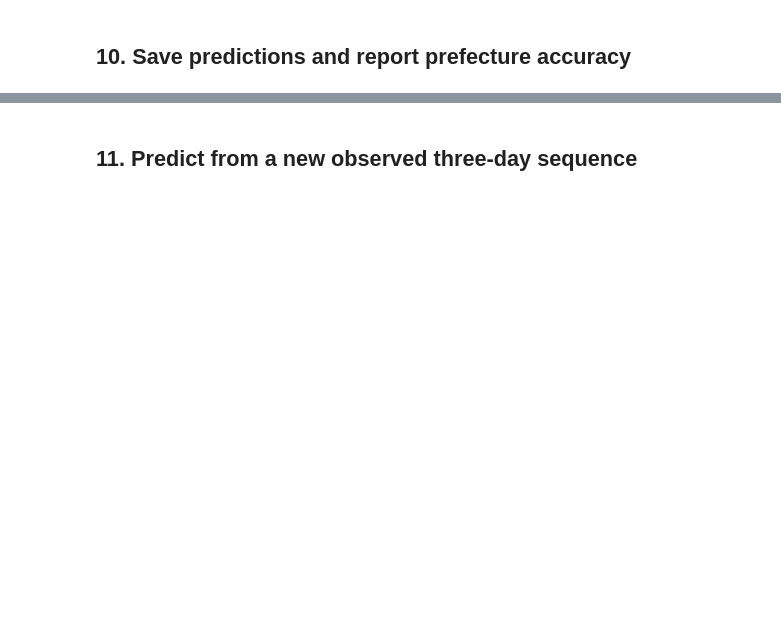
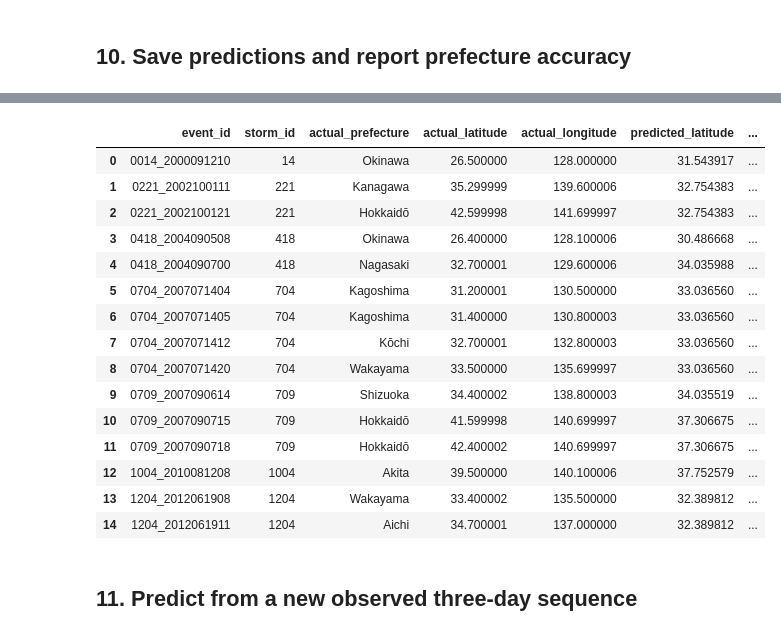
Before and after one commit to DataVisualisationc/Group1_COS30049_Computing-Technology-Innovation, a Jupyter notebook: Typhoon/training/typhoon_nearest_prefecture_models.ipynb, the cells around one changed output, grey strips where cells are left out. Cells and saved outputs as stored; diff of their text form; code cells hidden in the pictures; blank space fills up the shorter version.

```diff
--- a/Typhoon/training/typhoon_nearest_prefecture_models.ipynb
+++ b/Typhoon/training/typhoon_nearest_prefecture_models.ipynb
@@ -8,9 +8,11 @@ Edit the **STANDARD EXPERIMENT CONTROL** cell, then run the notebook top to bott
 **Reporting:** Record experiment ID, removed features, test ratio, parameters, metric, and interpretation. Each run writes a configuration JSON and available result CSV.
 # %%
 # STANDARD EXPERIMENT CONTROL — edit only this cell for normal experiments
-EXPERIMENT_ID = "baseline_v1"  # e.g. remove_month_v1, split_30pct_v1
-REMOVE_FEATURES = []           # e.g. ["month"] — use actual predictor column names
-TEST_SIZE = 0.20               # 0.20=80/20, 0.30=70/30, 0.10=90/10
+EXPERIMENT_ID = "remove_temp-humidity_90split"  # e.g. remove_month_v1, split_30pct_v1
+REMOVE_FEATURES = ["temperature_2m_mean", "temperature_2m_max", "temperature_2m_min",
+    "relative_humidity_2m_mean", "relative_humidity_2m_max", "relative_humidity_2m_min",
+    ]           # e.g. ["month"] — use actual predictor column names
+TEST_SIZE = 0.10               # 0.20=80/20, 0.30=70/30, 0.10=90/10
 RANDOM_STATE = 42              # fixed seed makes group splits reproducible
 
 #Example of Model param overrides.
@@ -214,17 +266,34 @@ else:
 ## 10. Save predictions and report prefecture accuracy
 # %%
 results = meta.iloc[test_idx].reset_index(drop=True).copy()
-results["actual_latitude"] = actual[:,0]
-results["actual_longitude"] = actual[:,1]
-results["predicted_latitude"] = pred[:,0]
-results["predicted_longitude"] = pred[:,1]
+results["actual_latitude"] = actual[:, 0]
+results["actual_longitude"] = actual[:, 1]
+results["predicted_latitude"] = pred[:, 0]
+results["predicted_longitude"] = pred[:, 1]
 results["predicted_nearest_prefecture"] = predicted_prefectures
-if SHAPEFILE.exists():
-    # Compare labels generated with the SAME GIS procedure, avoiding naming mismatches.
-    actual_gis = nearest_prefecture(actual)
-    results["actual_prefecture_gis"] = actual_gis
-    accuracy = np.mean(np.array(predicted_prefectures) == np.array(actual_gis))
-    print(f"Nearest-prefecture test accuracy: {accuracy:.2%}")
+results["actual_prefecture_gis"] = nearest_prefecture(actual)
+results["persistence_prefecture"] = nearest_prefecture(baseline)
+results["latitude_abs_error"] = np.abs(actual[:, 0] - pred[:, 0])
+results["longitude_abs_error"] = np.abs(actual[:, 1] - pred[:, 1])
+results["coordinate_error_km"] = 2 * 6371.0088 * np.arcsin(np.sqrt(
+    np.sin(np.radians(pred[:, 0] - actual[:, 0]) / 2) ** 2
+    + np.cos(np.radians(actual[:, 0])) * np.cos(np.radians(pred[:, 0]))
+    * np.sin(np.radians(pred[:, 1] - actual[:, 1]) / 2) ** 2
+))
+results["baseline_error_km"] = 2 * 6371.0088 * np.arcsin(np.sqrt(
+    np.sin(np.radians(baseline[:, 0] - actual[:, 0]) / 2) ** 2
+    + np.cos(np.radians(actual[:, 0])) * np.cos(np.radians(baseline[:, 0]))
+    * np.sin(np.radians(baseline[:, 1] - actual[:, 1]) / 2) ** 2
+))
+correct = results["predicted_nearest_prefecture"] == results["actual_prefecture_gis"]
+baseline_correct = results["persistence_prefecture"] == results["actual_prefecture_gis"]
+print(f"LSTM prefecture accuracy: {correct.mean():.2%}")
+print(f"Persistence prefecture accuracy: {baseline_correct.mean():.2%}")
+print(f"LSTM mean location error: {results.coordinate_error_km.mean():.1f} km")
+print(f"Persistence mean location error: {results.baseline_error_km.mean():.1f} km")
+print("Predicted prefecture distribution:")
+print(results.predicted_nearest_prefecture.value_counts().head(15))
 results.to_csv(OUT / "test_predictions.csv", index=False, encoding="utf-8-sig")
 print("Saved:", OUT / "test_predictions.csv")
 display(results.head(15))
+# %% [output]
@@ -231,3 +318,19 @@ display(results.head(15))
+|  | event_id | storm_id | actual_prefecture | actual_latitude | actual_longitude | predicted_latitude | ... |
+| 0 | 0014_2000091210 | 14 | Okinawa | 26.500000 | 128.000000 | 31.543917 | ... |
+| 1 | 0221_2002100111 | 221 | Kanagawa | 35.299999 | 139.600006 | 32.754383 | ... |
+| 2 | 0221_2002100121 | 221 | Hokkaidō | 42.599998 | 141.699997 | 32.754383 | ... |
+| 3 | 0418_2004090508 | 418 | Okinawa | 26.400000 | 128.100006 | 30.486668 | ... |
+| 4 | 0418_2004090700 | 418 | Nagasaki | 32.700001 | 129.600006 | 34.035988 | ... |
+| 5 | 0704_2007071404 | 704 | Kagoshima | 31.200001 | 130.500000 | 33.036560 | ... |
+| 6 | 0704_2007071405 | 704 | Kagoshima | 31.400000 | 130.800003 | 33.036560 | ... |
+| 7 | 0704_2007071412 | 704 | Kōchi | 32.700001 | 132.800003 | 33.036560 | ... |
+| 8 | 0704_2007071420 | 704 | Wakayama | 33.500000 | 135.699997 | 33.036560 | ... |
+| 9 | 0709_2007090614 | 709 | Shizuoka | 34.400002 | 138.800003 | 34.035519 | ... |
+| 10 | 0709_2007090715 | 709 | Hokkaidō | 41.599998 | 140.699997 | 37.306675 | ... |
+| 11 | 0709_2007090718 | 709 | Hokkaidō | 42.400002 | 140.699997 | 37.306675 | ... |
+| 12 | 1004_2010081208 | 1004 | Akita | 39.500000 | 140.100006 | 37.752579 | ... |
+| 13 | 1204_2012061908 | 1204 | Wakayama | 33.400002 | 135.500000 | 32.389812 | ... |
+| 14 | 1204_2012061911 | 1204 | Aichi | 34.700001 | 137.000000 | 32.389812 | ... |
 # %% [markdown]
 ## 11. Predict from a new observed three-day sequence
 # %%
```
Also changed, not shown: parts of 14 cells of this notebook, 41 other files.
